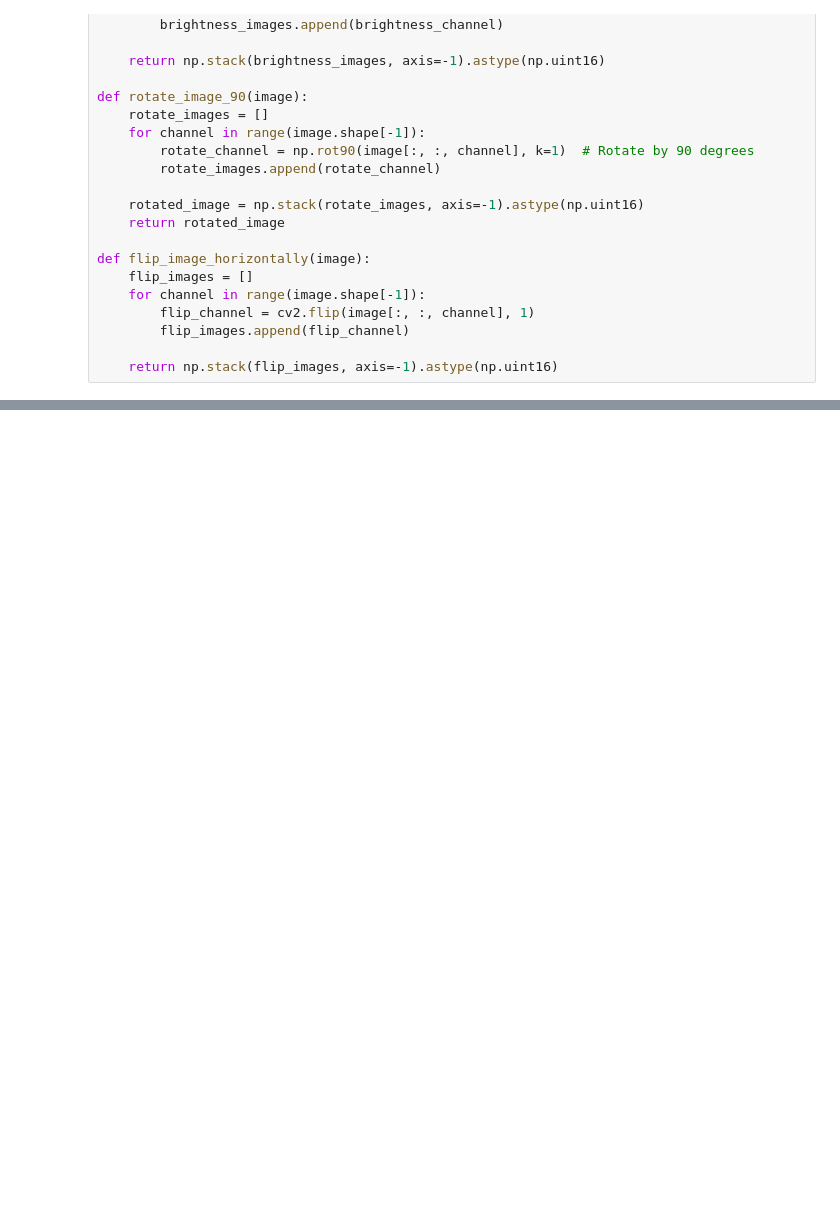
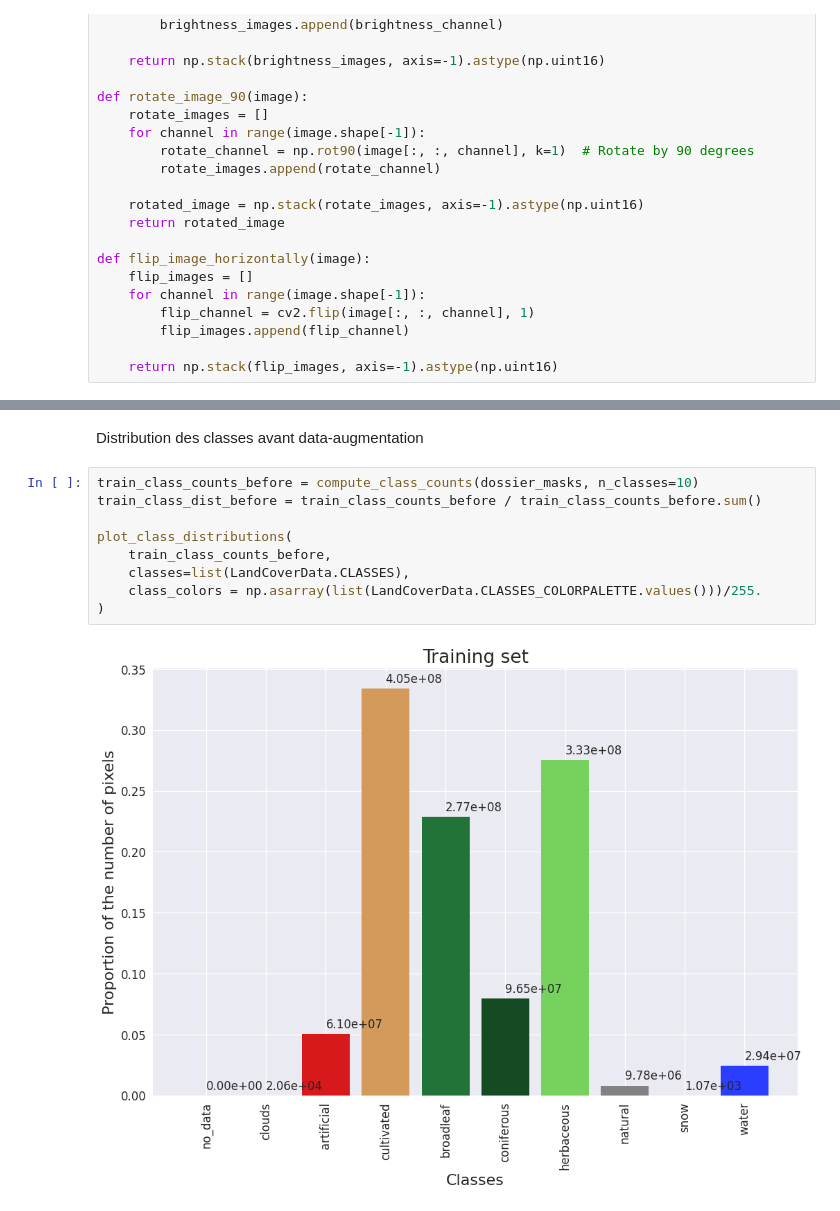
Before and after one commit to yannasyr/landcover, a Jupyter notebook: Yann/yannv3.ipynb, the cells around one changed output, grey strips where cells are left out. Saved outputs shown, nothing was run; the diff lists cells and outputs as text; blank space fills up the shorter version.

```diff
--- a/Yann/yannv3.ipynb
+++ b/Yann/yannv3.ipynb
@@ -635,0 +710,13 @@ plt.show()
+# %% [markdown]
+Distribution des classes avant data-augmentation
+# %%
+train_class_counts_before = compute_class_counts(dossier_masks, n_classes=10)
+train_class_dist_before = train_class_counts_before / train_class_counts_before.sum()
+
+plot_class_distributions(
+    train_class_counts_before,
+    classes=list(LandCoverData.CLASSES),
+    class_colors = np.asarray(list(LandCoverData.CLASSES_COLORPALETTE.values()))/255.
+)
+# %% [output]
+[figure, added]
```
Also changed, not shown: parts of 12 cells of this notebook.
